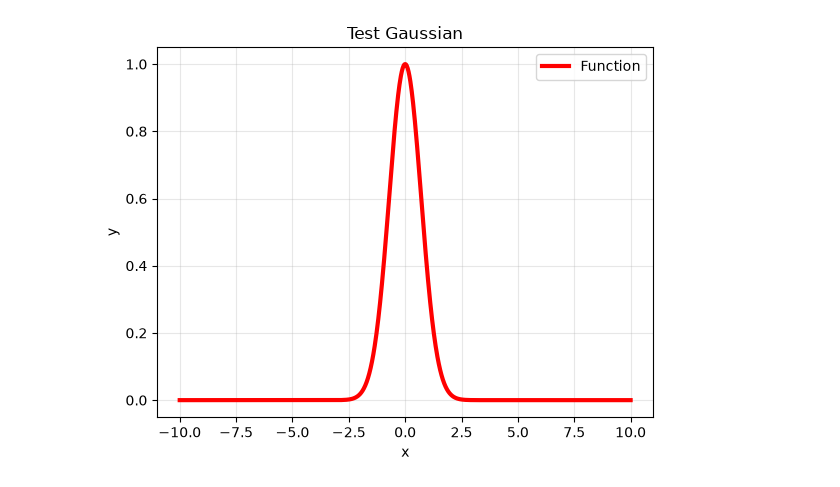
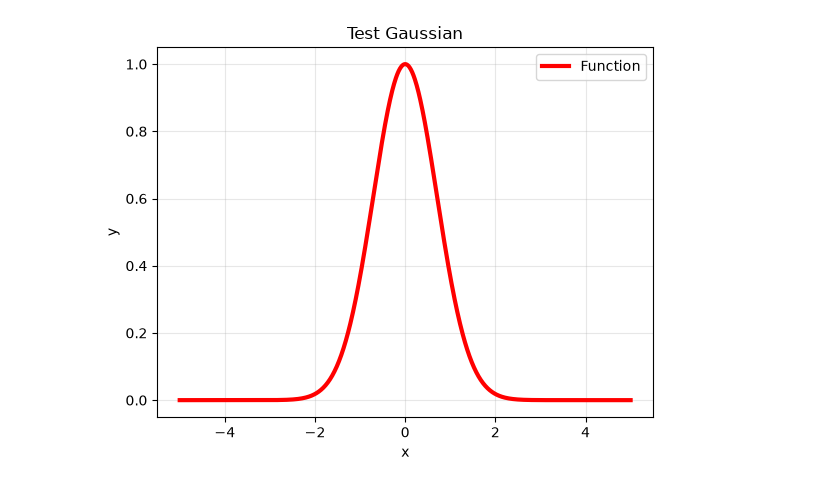
Before and after one commit to joshpark1007/Fall26-ESM-Project, a Jupyter notebook: test_1.ipynb, the cells around one changed output. Saved outputs shown, nothing was run; the diff lists cells and outputs as text; code cells hidden in the pictures.

```diff
--- a/test_1.ipynb
+++ b/test_1.ipynb
@@ -2,15 +2,15 @@
 import numpy as np
 import matplotlib.pyplot as plt
 # %%
-x = np.linspace(-10,10, 1000)
+x = np.linspace(-5,5, 1000)
 def y(x):
     return np.exp(-x**2)
 
 plt.plot(x,y(x),color='r',lw=3,label='Function')
 plt.xlabel('x')
 plt.ylabel('y')
 plt.title("Test Gaussian")
 plt.legend()
 plt.grid(alpha=0.3)
 # %% [output]
-[figure, old version]
+[figure, new version]
```
Also changed, not shown: parts of 1 cell of this notebook.
